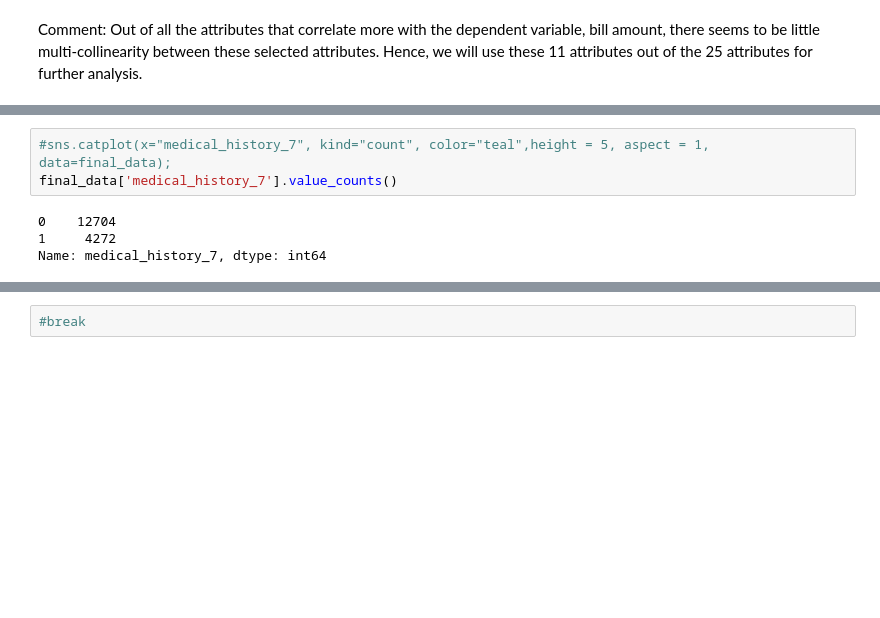
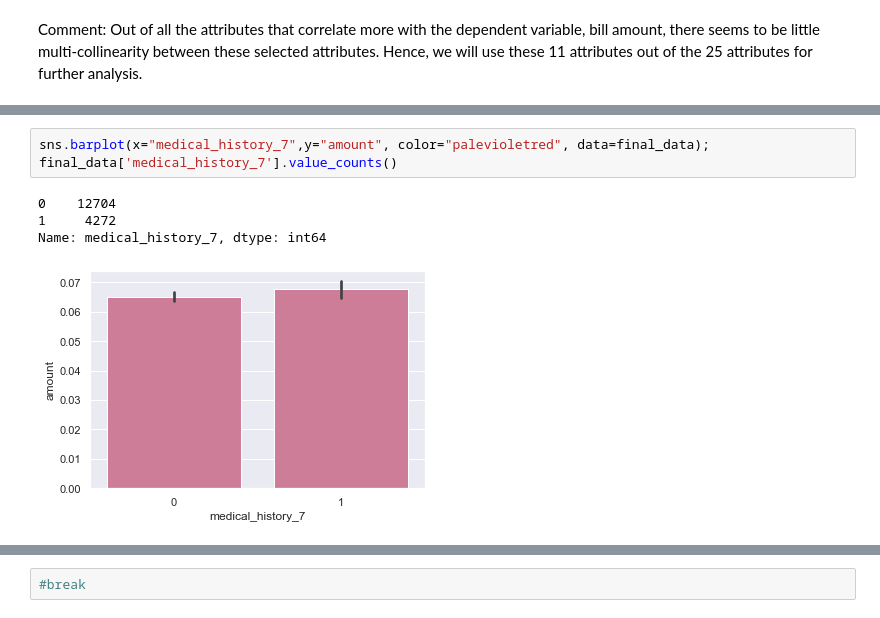
Before and after one commit to pooj23/PythonHolmuskAssignment, a Jupyter notebook: holmusk.ipynb, the cells around one changed output, grey strips where cells are left out. Saved outputs shown, nothing was run; the diff lists cells and outputs as text; blank space fills up the shorter version.

```diff
--- a/holmusk.ipynb
+++ b/holmusk.ipynb
@@ -574,8 +512,9 @@ Name: medical_history_6, dtype: int64
 # %%
-#sns.catplot(x="medical_history_7", kind="count", color="teal",height = 5, aspect = 1, data=final_data);
+sns.barplot(x="medical_history_7",y="amount", color="palevioletred", data=final_data);
 final_data['medical_history_7'].value_counts()
 # %% [output]
 0    12704
 1     4272
 Name: medical_history_7, dtype: int64
+[figure, added]
 # %%
```
Also changed, not shown: parts of 59 cells of this notebook.
